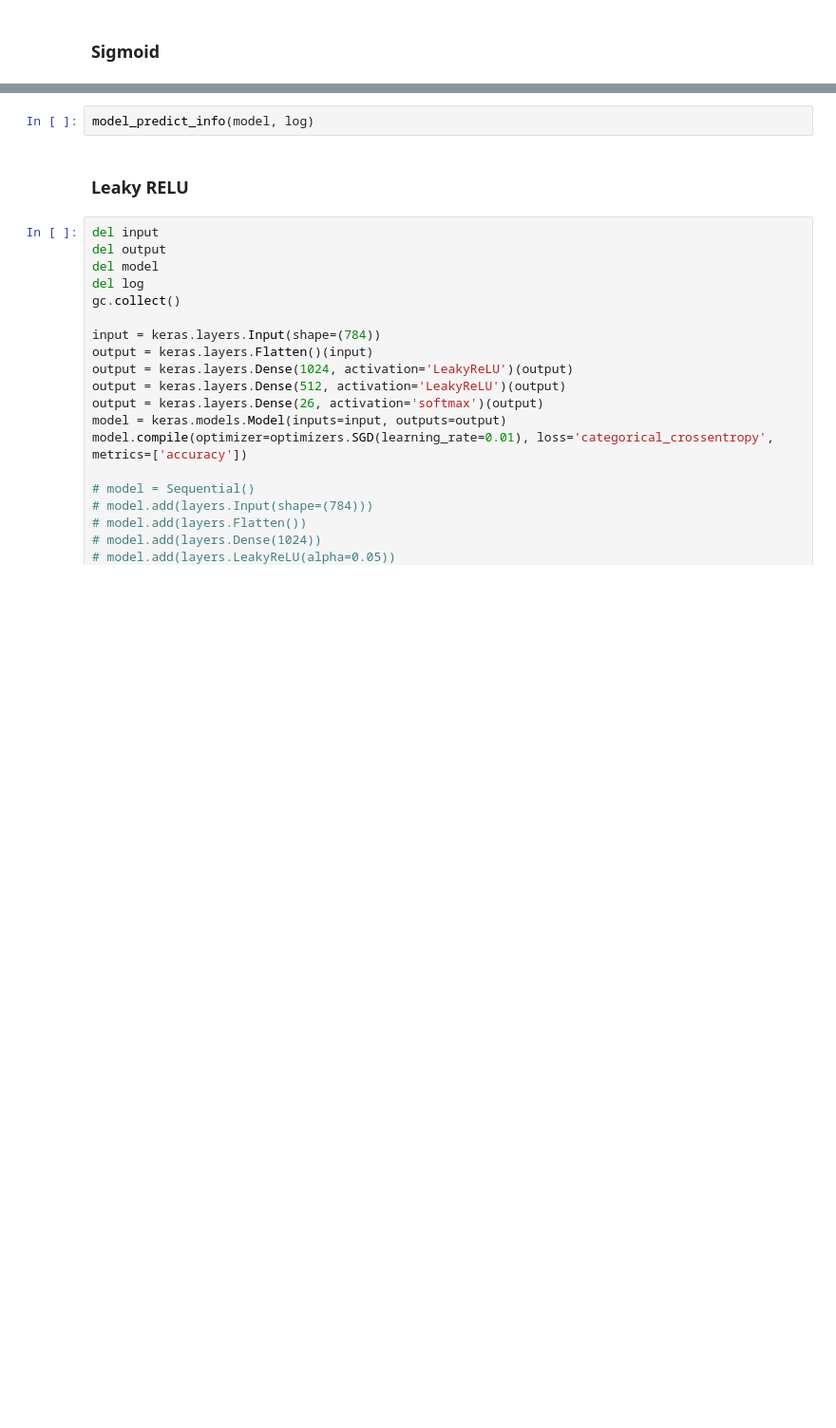
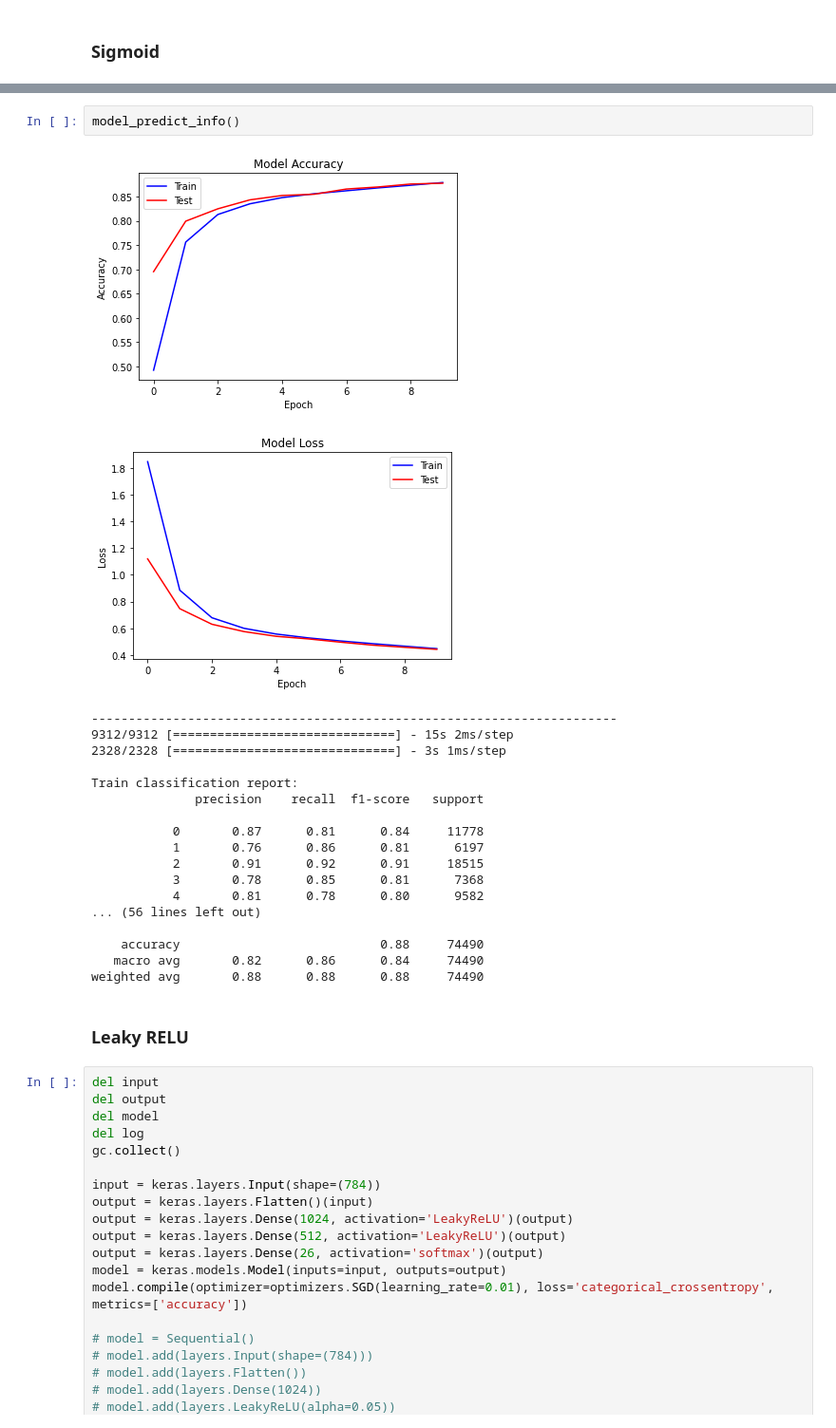
Before and after one commit to mohammadsaadati80/A-Z-Handwritten-Alphabets-Neural-Network, a Jupyter notebook: AI-CA5-P2.ipynb, the cells around one changed output, grey strips where cells are left out. Shown at 95% size. Saved outputs shown, nothing was run; the diff lists cells and outputs as text; blank space fills up the shorter version.

```diff
--- a/AI-CA5-P2.ipynb
+++ b/AI-CA5-P2.ipynb
@@ -390,5 +516,25 @@ log = model.fit(X_train, Y_train, validation_data=(X_test, Y_test) , epochs = 10
 # %%
-model_predict_info(model, log)
+model_predict_info()
+# %% [output]
+[figure, added]
+[figure, added]
+-----------------------------------------------------------------------
+9312/9312 [==============================] - 15s 2ms/step
+2328/2328 [==============================] - 3s 1ms/step
+
+Train classification report:
+              precision    recall  f1-score   support
+
+           0       0.87      0.81      0.84     11778
+           1       0.76      0.86      0.81      6197
+           2       0.91      0.92      0.91     18515
+           3       0.78      0.85      0.81      7368
+           4       0.81      0.78      0.80      9582
+... (56 lines left out)
+
+    accuracy                           0.88     74490
+   macro avg       0.82      0.86      0.84     74490
+weighted avg       0.88      0.88      0.88     74490
 # %% [markdown]
 ### Leaky RELU
 # %%
```
Also changed, not shown: parts of 31 cells of this notebook, 1 other file.
